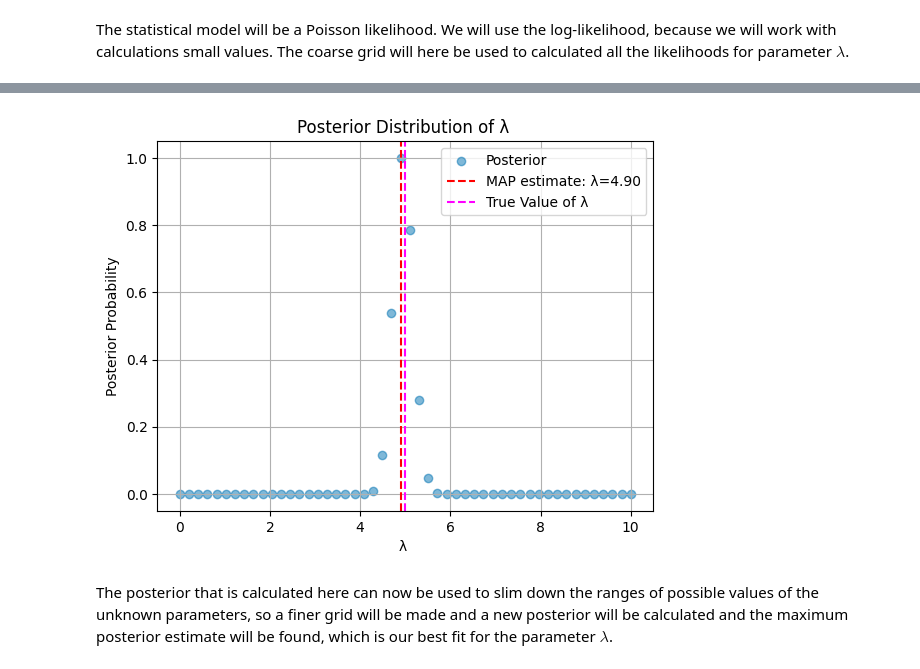
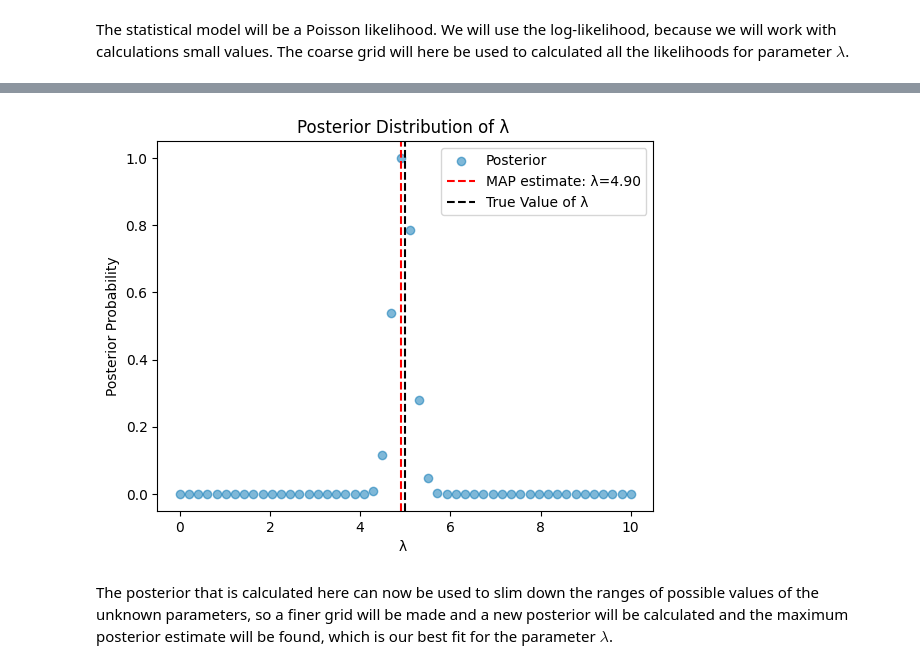
Before and after one commit to t-kist/Bayesian-Statistics-for-Astrophysics-2024, a Jupyter notebook: bayes24/lecture_notes/group4/Chapter4.ipynb, the cells around one changed output, grey strips where cells are left out. Drawn from its saved outputs; the diff is of its cells as text; code cells hidden in the pictures.

```diff
--- a/bayes24/lecture_notes/group4/Chapter4.ipynb
+++ b/bayes24/lecture_notes/group4/Chapter4.ipynb
@@ -119,27 +118,27 @@ log_likelihoods = np.array([log_likelihood_poisson(lam, observed_counts) for lam
 # %%
 # -------------------- Step 3: Define posterior probability --------------------
 #Posterior ∝ Prior × Likelihood
 log_posterior_unnormalized = log_likelihoods + np.log(prior)
 
 # Normalize the posterior
 log_posterior_normalized = log_posterior_unnormalized - np.max(log_posterior_unnormalized)
 posterior = np.exp(log_posterior_normalized)
 
 # MAP (Maximum A Posteriori) estimate
 map_index = np.argmax(posterior)
 map_lambda = lambda_coarse_grid[map_index]
 
 plt.scatter(lambda_coarse_grid, posterior, label="Posterior", alpha=0.5)
 plt.axvline(map_lambda, color="r", linestyle="--", label=f"MAP estimate: λ={map_lambda:.2f}")
-plt.axvline(5, color="magenta", linestyle="--", label="True Value of λ")
+plt.axvline(5, color="black", linestyle="--", label="True Value of λ")
 plt.title("Posterior Distribution of λ ")
 plt.xlabel("λ ")
 plt.ylabel("Posterior Probability")
 plt.legend()
-plt.grid()
+
 plt.show()
 # %% [output]
-[figure, old version]
+[figure, new version]
 # %% [markdown]
 The posterior that is calculated here can now be used to slim down the ranges of possible values of the unknown parameters, so a finer grid will be made and a new posterior will be calculated and the maximum posterior estimate will be found, which is our best fit for the parameter $\lambda$.
 # %%
```
Also changed, not shown: parts of 2 cells of this notebook.
